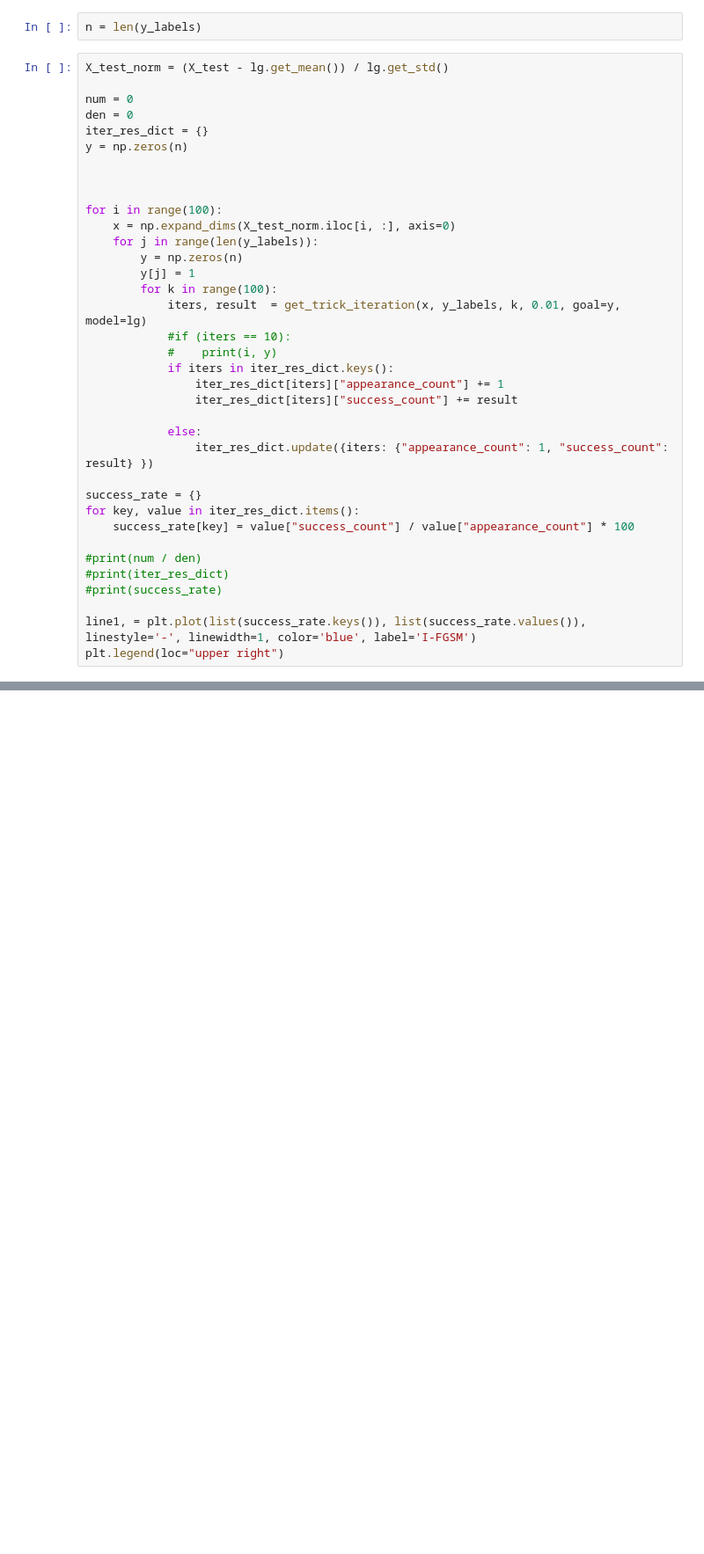
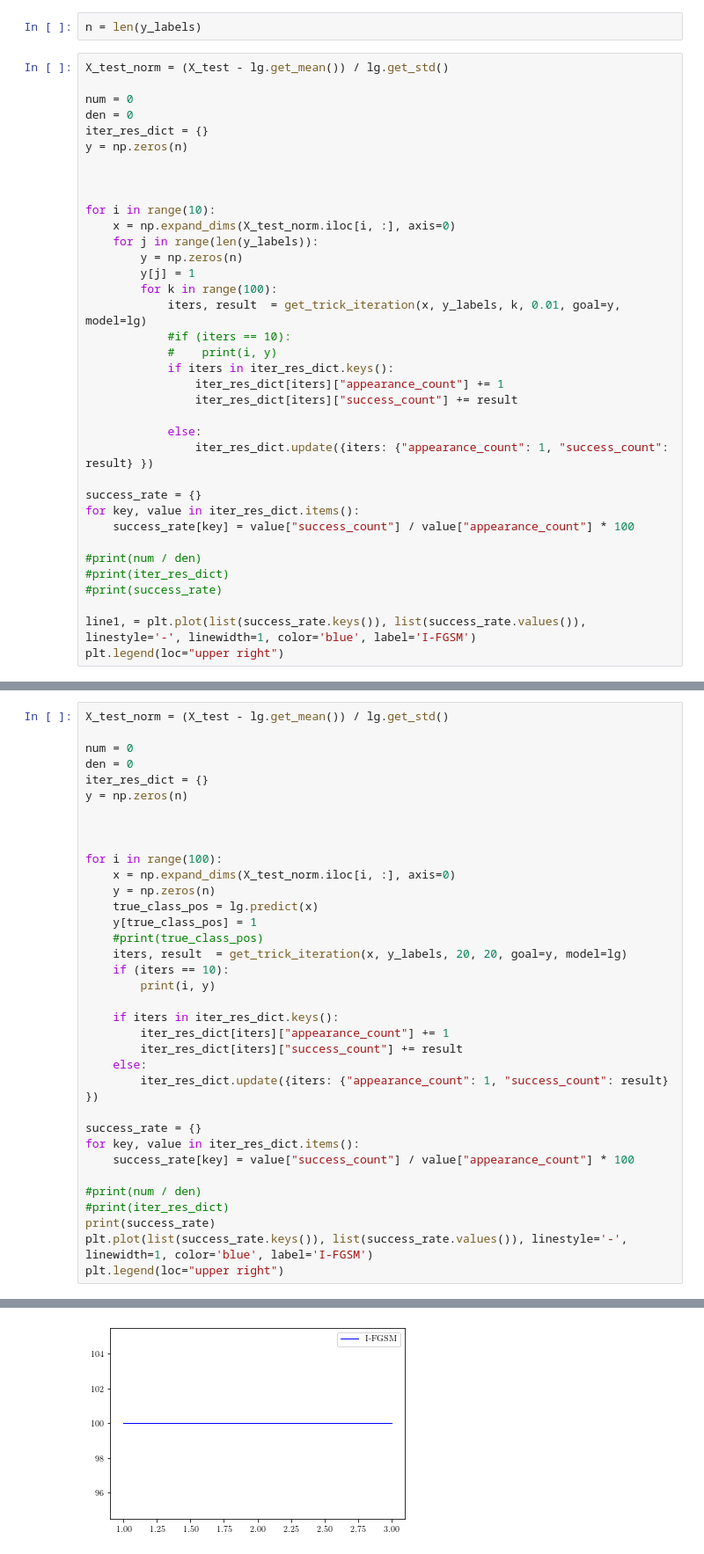
Before and after one commit to vseredovych/AdaversarialAI, a Jupyter notebook: Code/lg-softmax.ipynb, the cells around one changed output, grey strips where cells are left out. Shown at 88% size. Cells and saved outputs as stored; diff of their text form; blank space fills up the shorter version.

```diff
--- a/Code/lg-softmax.ipynb
+++ b/Code/lg-softmax.ipynb
@@ -349,7 +428,7 @@ y = np.zeros(n)
 
 
 
-for i in range(100):
+for i in range(10):
     x = np.expand_dims(X_test_norm.iloc[i, :], axis=0)
     for j in range(len(y_labels)):
         y = np.zeros(n)
@@ -405,0 +477,36 @@ plt.subplots_adjust(top=0.8)
+# %%
+X_test_norm = (X_test - lg.get_mean()) / lg.get_std()
+
+num = 0
+den = 0
+iter_res_dict = {}
+y = np.zeros(n)
+
+
+
+for i in range(100):
+    x = np.expand_dims(X_test_norm.iloc[i, :], axis=0)
+    y = np.zeros(n)
+    true_class_pos = lg.predict(x)
+    y[true_class_pos] = 1
+    #print(true_class_pos)
+    iters, result  = get_trick_iteration(x, y_labels, 20, 20, goal=y, model=lg)
+    if (iters == 10):
+        print(i, y)
+
+    if iters in iter_res_dict.keys():
+        iter_res_dict[iters]["appearance_count"] += 1
+        iter_res_dict[iters]["success_count"] += result
+    else:
+        iter_res_dict.update({iters: {"appearance_count": 1, "success_count": result} })
+
+success_rate = {}
+for key, value in iter_res_dict.items():
+    success_rate[key] = value["success_count"] / value["appearance_count"] * 100
+
+#print(num / den)
+#print(iter_res_dict)
+print(success_rate)
+plt.plot(list(success_rate.keys()), list(success_rate.values()), linestyle='-', linewidth=1, color='blue', label='I-FGSM')
+plt.legend(loc="upper right")
+# %% [output]
@@ -405,0 +515 @@ plt.subplots_adjust(top=0.8)
+[figure, added]
```
Also changed, not shown: parts of 16 cells of this notebook, 7 other files.
